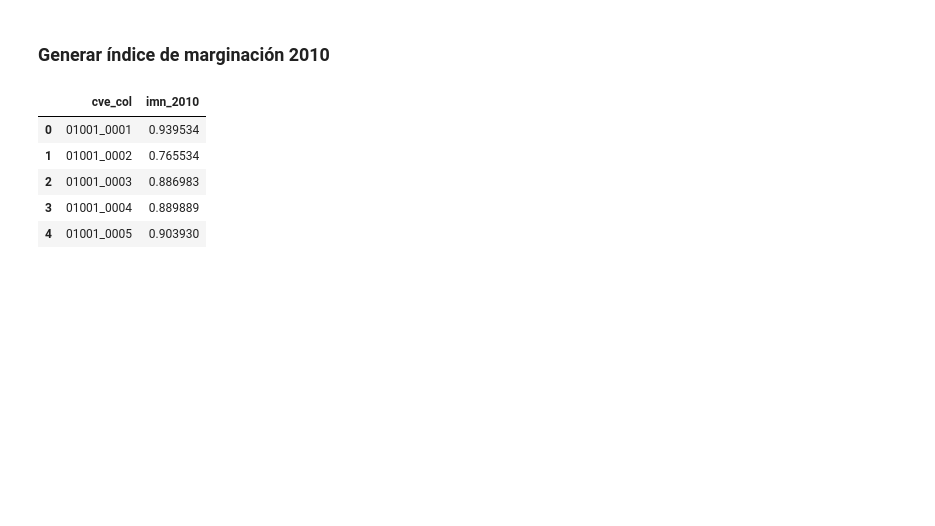
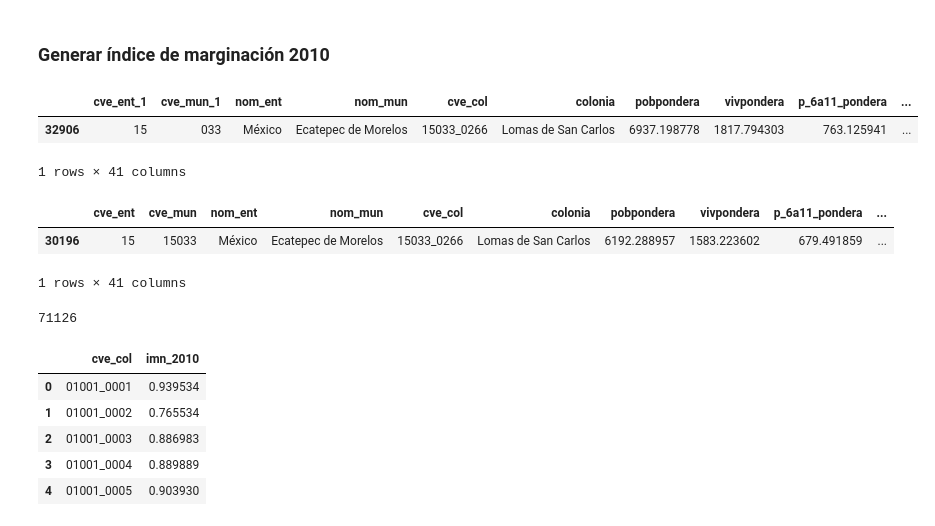
Before and after one commit to claudiodanielpc/proyecto_simi, a Jupyter notebook: scripts/replica_indice_marginacion.ipynb, the cells around one changed output. Drawn from its saved outputs; the diff is of its cells as text; code cells hidden in the pictures; blank space fills up the shorter version.

```diff
--- a/scripts/replica_indice_marginacion.ipynb
+++ b/scripts/replica_indice_marginacion.ipynb
@@ -702,3 +700,23 @@ agrupa2010=agrupa2010[['cve_col','imn_2010']]
+# %%
+#Datos Lomas de San Carlos 2020
+agrupa[agrupa['colonia']=='Lomas de San Carlos']
+# %% [output]
+|  | cve_ent_1 | cve_mun_1 | nom_ent | nom_mun | cve_col | colonia | pobpondera | vivpondera | p_6a11_pondera | ... |
+| 32906 | 15 | 033 | México | Ecatepec de Morelos | 15033_0266 | Lomas de San Carlos | 6937.198778 | 1817.794303 | 763.125941 | ... |
+1 rows × 41 columns
+# %%
+#Datos Lomas de San Carlos 2010
+agrupa2010[agrupa2010['colonia']=='Lomas de San Carlos']
+# %% [output]
+|  | cve_ent | cve_mun | nom_ent | nom_mun | cve_col | colonia | pobpondera | vivpondera | p_6a11_pondera | ... |
+| 30196 | 15 | 15033 | México | Ecatepec de Morelos | 15033_0266 | Lomas de San Carlos | 6192.288957 | 1583.223602 | 679.491859 | ... |
+1 rows × 41 columns
+# %%
+#Dejar cvecol y el imn_2010
+agrupa2010=agrupa2010[['cve_col','imn_2010']]
+len(agrupa2010)
+# %% [output]
+71126
 # %%
 agrupa2010.head()
 # %% [output]
```
Also changed, not shown: parts of 3 cells of this notebook, 3 other files.
